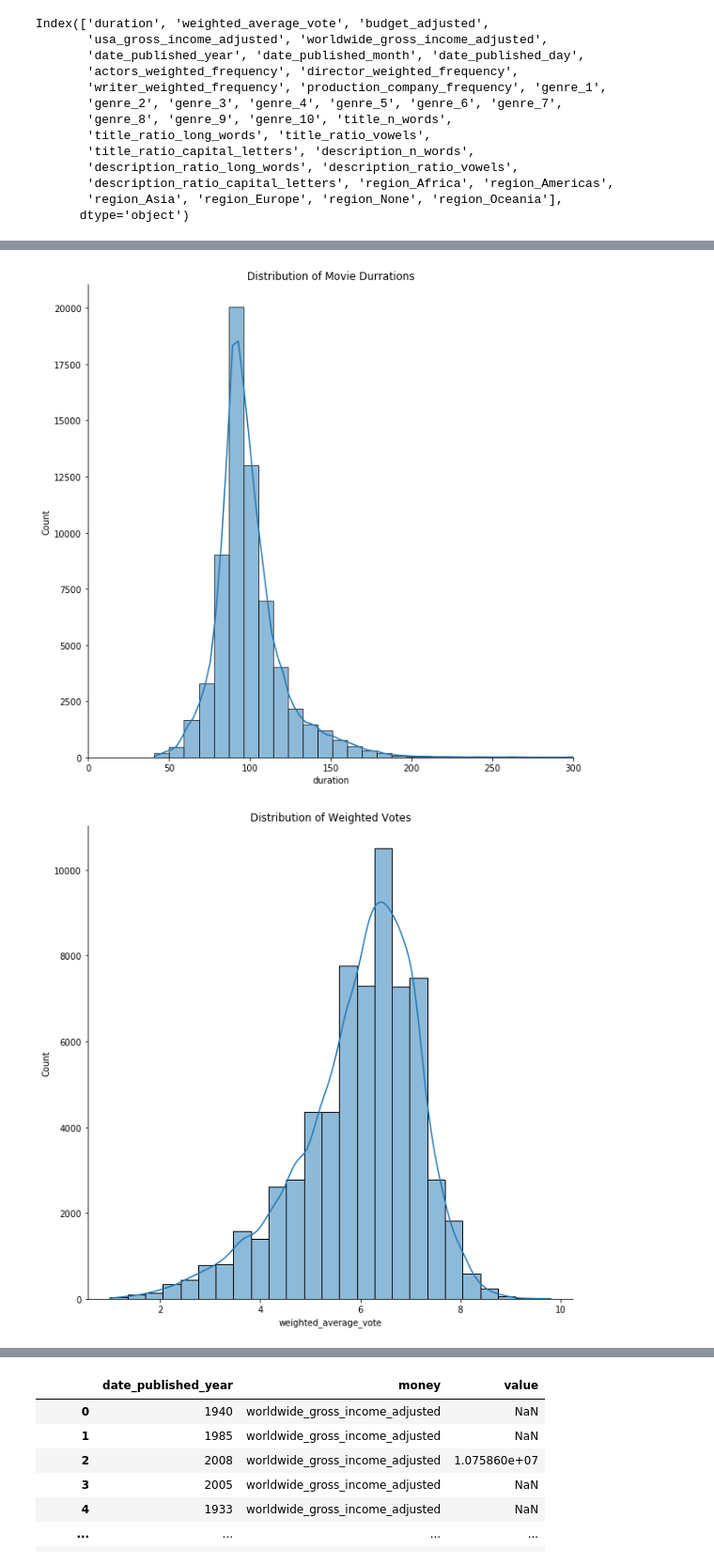
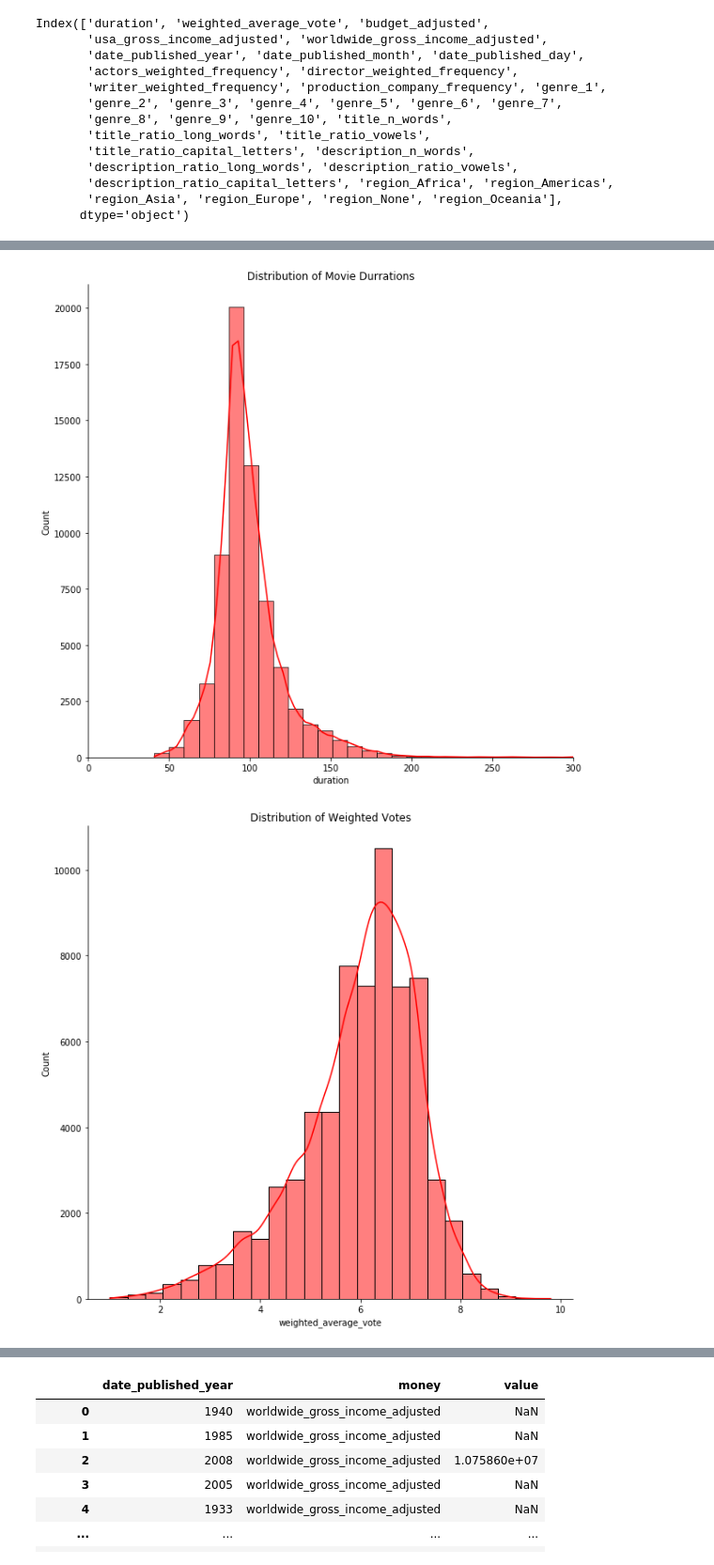
Before and after one commit to Saharae/Final-Project-Group2, a Jupyter notebook: sahara-ensley-individual-project/Code/plotting.ipynb, the cells around one changed output, grey strips where cells are left out. Shown at 94% size. Cells and saved outputs as stored; diff of their text form; code cells hidden in the pictures.

```diff
--- a/sahara-ensley-individual-project/Code/plotting.ipynb
+++ b/sahara-ensley-individual-project/Code/plotting.ipynb
@@ -35,6 +35,8 @@ Index(['duration', 'weighted_average_vote', 'budget_adjusted',
        'description_ratio_capital_letters', 'region_Africa', 'region_Americas',
        'region_Asia', 'region_Europe', 'region_None', 'region_Oceania'],
       dtype='object')
+# %%
+wes.set_palette('Darjeeling1')
 # %%
 fig, ax = plt.subplots(nrows = 1, ncols = 1, figsize = (8,5))
 regions = df[['region_Africa', 'region_Americas',
@@ -50,18 +52,18 @@ sns.despine()
 # %%
 fig, ax = plt.subplots(nrows = 1, ncols = 1, figsize = (10,10))
-sns.histplot(data = df, x = 'duration', ax = ax, kde = True, bins = 75)
+sns.histplot(data = df, x = 'duration', ax = ax, kde = True, bins = 75, palette = 'magma')
 ax.set_xlim((0,300))
 ax.set_title('Distribution of Movie Durrations')
 sns.despine()
 # %% [output]
-[figure, old version]
+[figure, new version]
 # %%
 fig, ax = plt.subplots(nrows = 1, ncols = 1, figsize = (10,10))
-sns.histplot(data = df, x = 'weighted_average_vote', ax = ax, bins = 25, kde = True)
+sns.histplot(data = df, x = 'weighted_average_vote', ax = ax, bins = 25, kde = True, palette = 'magma')
 ax.set_title('Distribution of Weighted Votes')
 sns.despine()
 # %% [output]
-[figure, old version]
+[figure, new version]
 # %%
 fig, ax = plt.subplots(nrows = 1, ncols = 1, figsize = (8,8))
 sns.histplot(data = df, x = 'worldwide_gross_income_adjusted', ax = ax, kde = True, log_scale = True)
```
Also changed, not shown: parts of 13 cells of this notebook, 1 other file.
